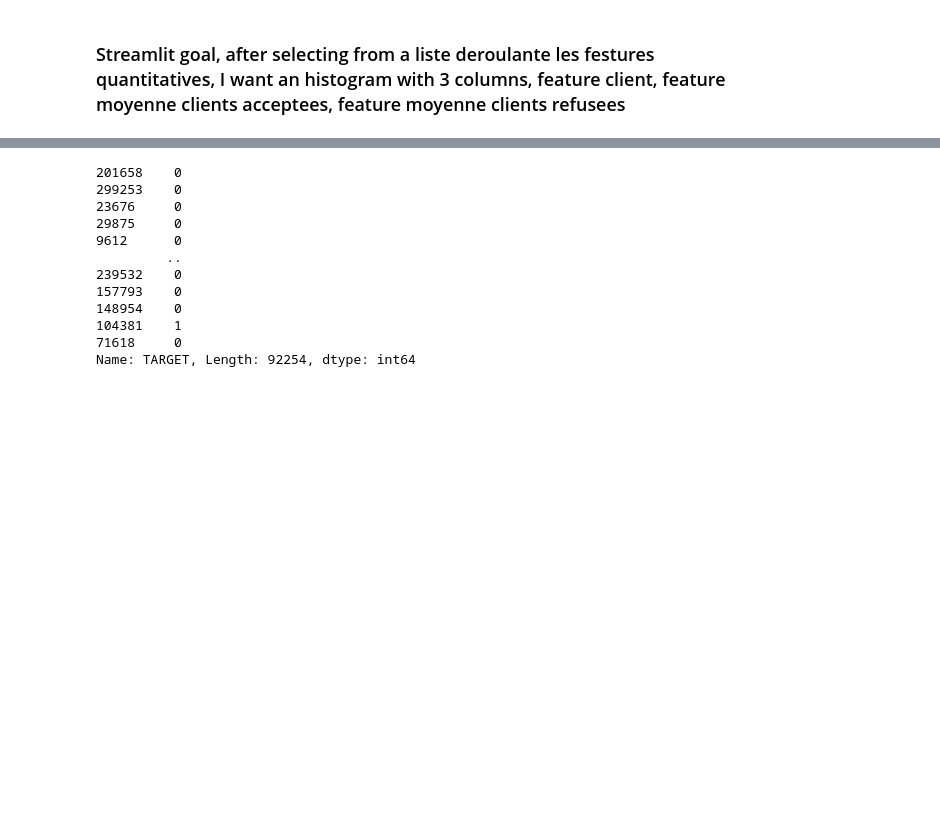
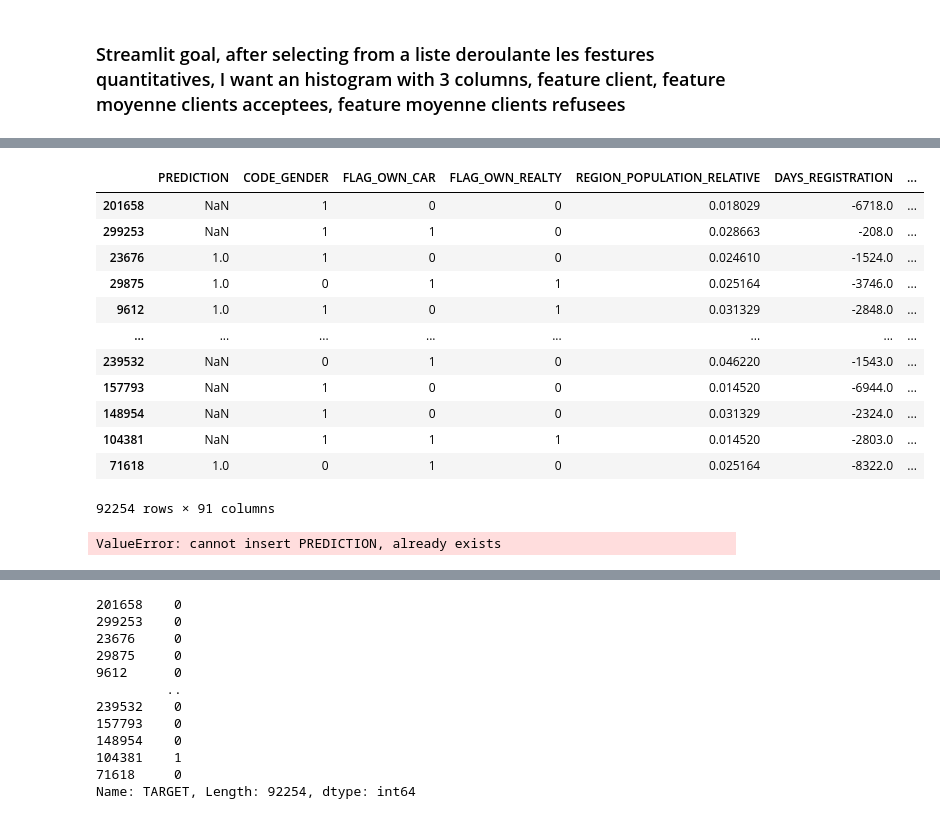
Before and after one commit to SilviaFranze/Project7, a Jupyter notebook: Proj7_OK.ipynb, the cells around one changed output, grey strips where cells are left out. Cells and saved outputs as stored; diff of their text form; code cells hidden in the pictures; blank space fills up the shorter version.

```diff
--- a/Proj7_OK.ipynb
+++ b/Proj7_OK.ipynb
@@ -1502,0 +1720,23 @@ input_data_scaled_fake
+# %%
+df_moyenne_str = X_test.copy()
+# %%
+df_moyenne_str
+# %% [output]
+|  | PREDICTION | CODE_GENDER | FLAG_OWN_CAR | FLAG_OWN_REALTY | REGION_POPULATION_RELATIVE | DAYS_REGISTRATION | ... |
+| 201658 | NaN | 1 | 0 | 0 | 0.018029 | -6718.0 | ... |
+| 299253 | NaN | 1 | 1 | 0 | 0.028663 | -208.0 | ... |
+| 23676 | 1.0 | 1 | 0 | 0 | 0.024610 | -1524.0 | ... |
+| 29875 | 1.0 | 0 | 1 | 1 | 0.025164 | -3746.0 | ... |
+| 9612 | 1.0 | 1 | 0 | 1 | 0.031329 | -2848.0 | ... |
+| ... | ... | ... | ... | ... | ... | ... | ... |
+| 239532 | NaN | 0 | 1 | 0 | 0.046220 | -1543.0 | ... |
+| 157793 | NaN | 1 | 0 | 0 | 0.014520 | -6944.0 | ... |
+| 148954 | NaN | 1 | 0 | 0 | 0.031329 | -2324.0 | ... |
+| 104381 | NaN | 1 | 1 | 1 | 0.014520 | -2803.0 | ... |
+| 71618 | 1.0 | 0 | 1 | 0 | 0.025164 | -8322.0 | ... |
+92254 rows × 91 columns
+# %%
+df_moyenne_str.insert(0,'PREDICTION', df_proba_strlt['prediction'])
+df_moyenne_str
+# %% [output]
+ValueError: cannot insert PREDICTION, already exists
```
Also changed, not shown: parts of 17 cells of this notebook.
